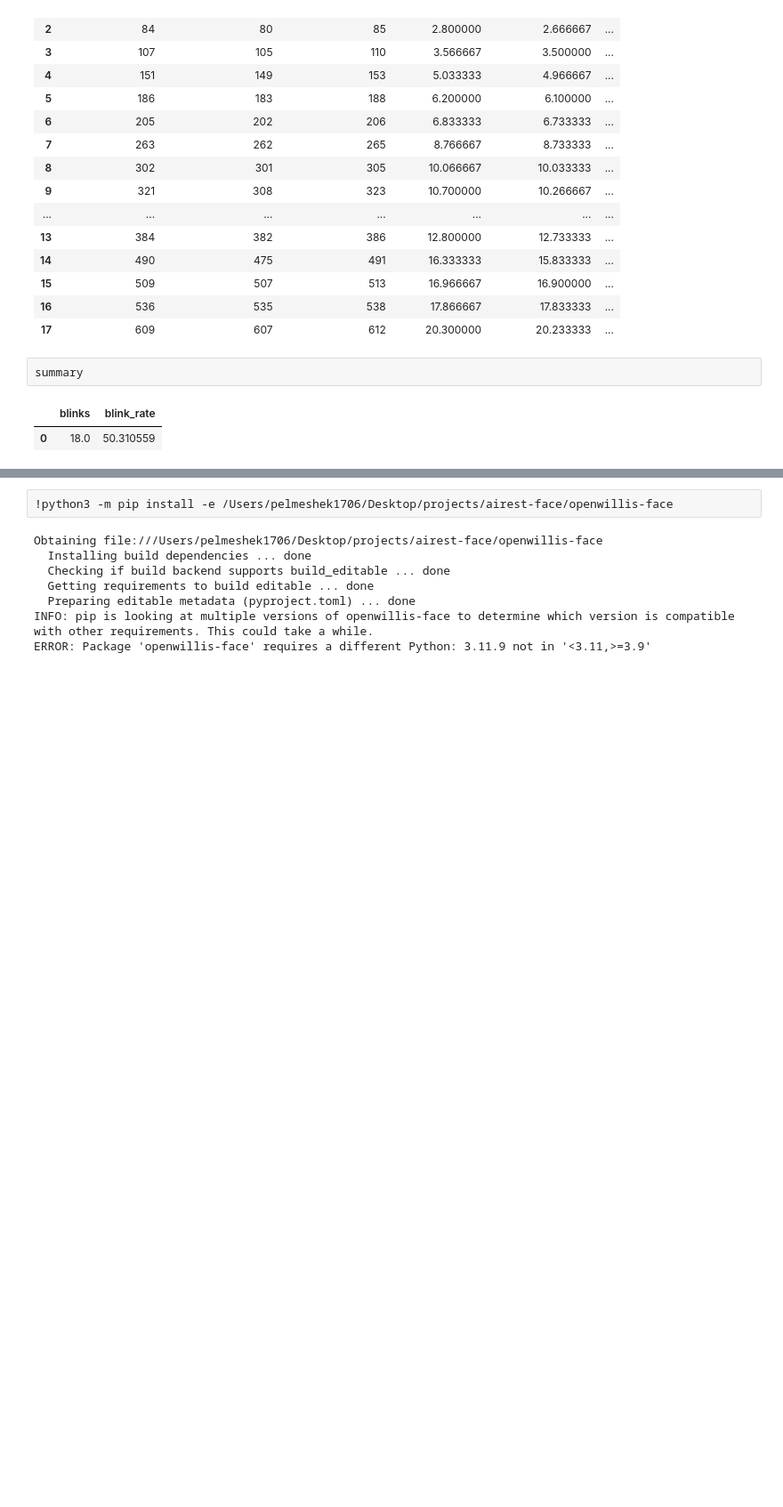
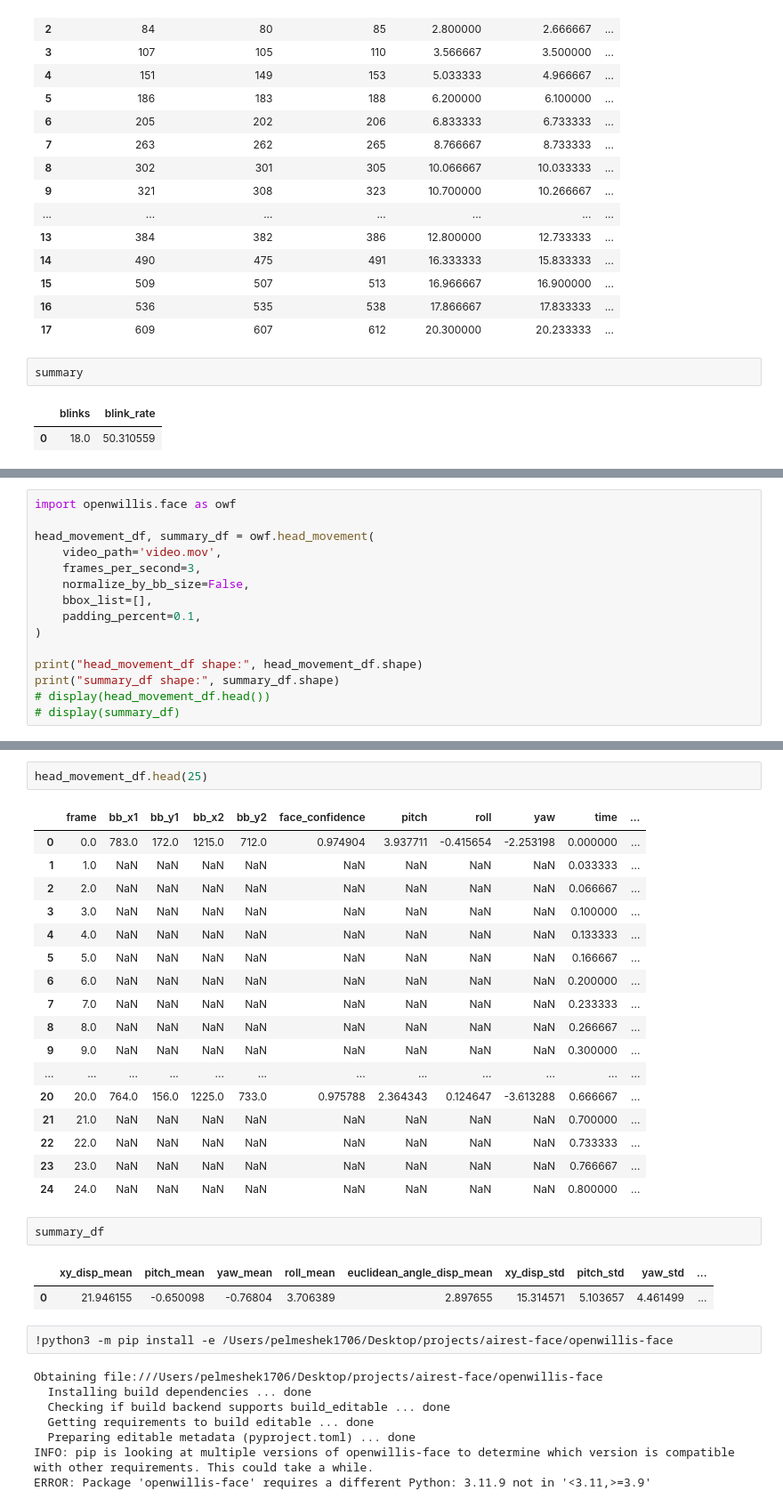
Before and after one commit to Pelmeshek1706/emora, a Jupyter notebook: demo_openwillis_face.ipynb, the cells around one changed output, grey strips where cells are left out. Shown at 89% size. Cells and saved outputs as stored; diff of their text form; blank space fills up the shorter version.

Commit message:
upload head movement

```diff
--- a/demo_openwillis_face.ipynb
+++ b/demo_openwillis_face.ipynb
@@ -198,0 +209,15 @@ summary
+# %%
+import openwillis.face as owf
+
+head_movement_df, summary_df = owf.head_movement(
+	video_path='video.mov',
+	frames_per_second=3,
+	normalize_by_bb_size=False,
+	bbox_list=[],
+	padding_percent=0.1,
+)
+
+print("head_movement_df shape:", head_movement_df.shape)
+print("summary_df shape:", summary_df.shape)
+# display(head_movement_df.head())
+# display(summary_df)
@@ -199,3 +244,28 @@ summary
+# %%
+head_movement_df.head(25)
+# %% [output]
+|  | frame | bb_x1 | bb_y1 | bb_x2 | bb_y2 | face_confidence | pitch | roll | yaw | time | ... |
+| 0 | 0.0 | 783.0 | 172.0 | 1215.0 | 712.0 | 0.974904 | 3.937711 | -0.415654 | -2.253198 | 0.000000 | ... |
+| 1 | 1.0 | NaN | NaN | NaN | NaN | NaN | NaN | NaN | NaN | 0.033333 | ... |
+| 2 | 2.0 | NaN | NaN | NaN | NaN | NaN | NaN | NaN | NaN | 0.066667 | ... |
+| 3 | 3.0 | NaN | NaN | NaN | NaN | NaN | NaN | NaN | NaN | 0.100000 | ... |
+| 4 | 4.0 | NaN | NaN | NaN | NaN | NaN | NaN | NaN | NaN | 0.133333 | ... |
+| 5 | 5.0 | NaN | NaN | NaN | NaN | NaN | NaN | NaN | NaN | 0.166667 | ... |
+| 6 | 6.0 | NaN | NaN | NaN | NaN | NaN | NaN | NaN | NaN | 0.200000 | ... |
+| 7 | 7.0 | NaN | NaN | NaN | NaN | NaN | NaN | NaN | NaN | 0.233333 | ... |
+| 8 | 8.0 | NaN | NaN | NaN | NaN | NaN | NaN | NaN | NaN | 0.266667 | ... |
+| 9 | 9.0 | NaN | NaN | NaN | NaN | NaN | NaN | NaN | NaN | 0.300000 | ... |
+| ... | ... | ... | ... | ... | ... | ... | ... | ... | ... | ... | ... |
+| 20 | 20.0 | 764.0 | 156.0 | 1225.0 | 733.0 | 0.975788 | 2.364343 | 0.124647 | -3.613288 | 0.666667 | ... |
+| 21 | 21.0 | NaN | NaN | NaN | NaN | NaN | NaN | NaN | NaN | 0.700000 | ... |
+| 22 | 22.0 | NaN | NaN | NaN | NaN | NaN | NaN | NaN | NaN | 0.733333 | ... |
+| 23 | 23.0 | NaN | NaN | NaN | NaN | NaN | NaN | NaN | NaN | 0.766667 | ... |
+| 24 | 24.0 | NaN | NaN | NaN | NaN | NaN | NaN | NaN | NaN | 0.800000 | ... |
+# %%
+summary_df
+# %% [output]
+|  | xy_disp_mean | pitch_mean | yaw_mean | roll_mean | euclidean_angle_disp_mean | xy_disp_std | pitch_std | yaw_std | ... |
+| 0 | 21.946155 | -0.650098 | -0.76804 | 3.706389 | 2.897655 | 15.314571 | 5.103657 | 4.461499 | ... |
 # %%
 !python3 -m pip install -e /Users/pelmeshek1706/Desktop/projects/airest-face/openwillis-face
 # %% [output]
```
Also changed, not shown: parts of 3 cells of this notebook, 3 other files.
